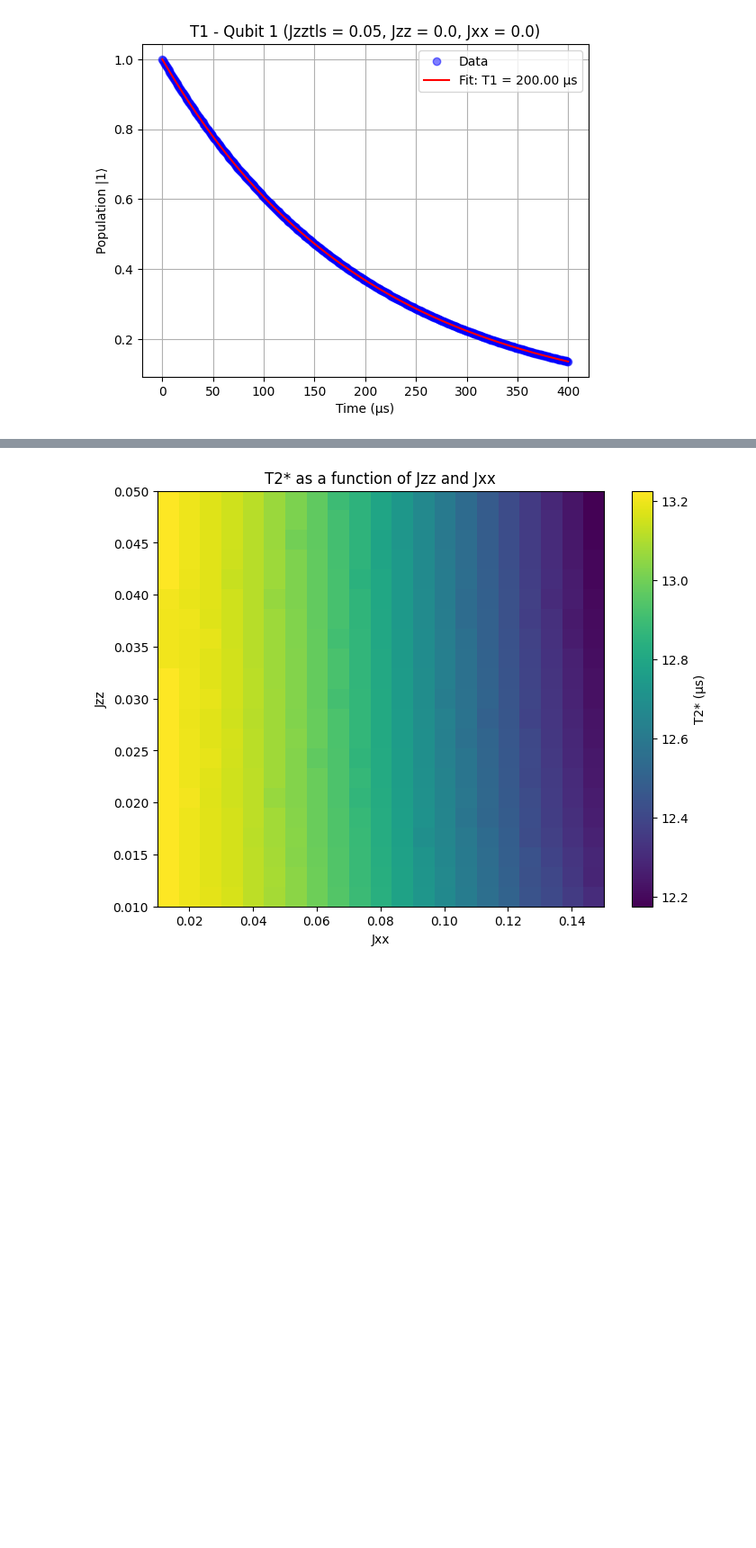
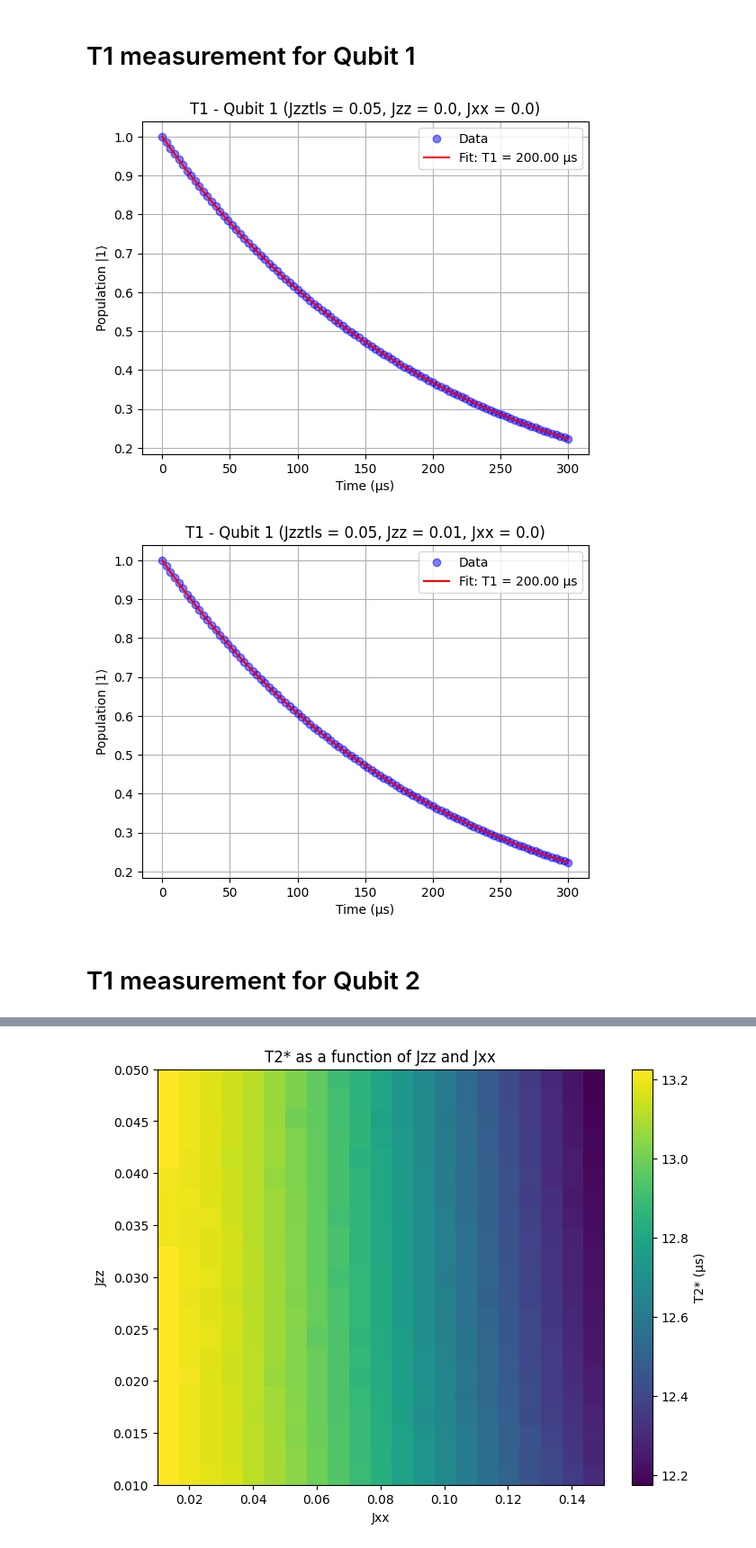
Before and after one commit to jyamaoka/qubit_zz_coupling, a Jupyter notebook: examples/scan_coupling.ipynb, the cells around one changed output, grey strips where cells are left out. Shown at 90% size. Drawn from its saved outputs; the diff is of its cells as text; code cells hidden in the pictures; blank space fills up the shorter version.

```diff
--- a/examples/scan_coupling.ipynb
+++ b/examples/scan_coupling.ipynb
@@ -20,21 +20,36 @@ SYSTEM_PARAMS = {
     "dephasing": {"q1": 1/150, "q2": 1/180, "TLS": 1/3},  # Dephasing rates
     "Jzz": 0.00, # Jzz coupling
     "Jxx": 0.00, # Jxx coupling
-    "time_points": np.linspace(0, 400, 100)  # Time points in μs
+    "time_points": np.linspace(0, 300, 100)  # Time points in μs
 }
 
 H, c_ops, sz_q1, sz_q2, sx_q1, sx_q2 = setup_operators(system_params=SYSTEM_PARAMS)
 
 # get times
 tlist = SYSTEM_PARAMS["time_points"]
+# %% [markdown]
+# T1 measurement for Qubit 1
 # %%
 # T1 measurement for Qubit 1
 psi0 = tensor(basis(2,0), basis(2,1), basis(2,1))  # |0⟩|1⟩|1⟩
 
 solve_t1(H, psi0, tlist, c_ops, [sz_q1], ret_pop=False)
 plot_t1(H, psi0, tlist, c_ops, [sz_q1], "Qubit 1", SYSTEM_PARAMS)
+
+
+# with coupling
+SYSTEM_PARAMS["Jzz"] = 0.01
+H, c_ops, sz_q1, sz_q2, sx_q1, sx_q2 = setup_operators(system_params=SYSTEM_PARAMS)
+
+psi0 = tensor(basis(2,0), basis(2,1), basis(2,1))  # |0⟩|1⟩|1⟩
+
+solve_t1(H, psi0, tlist, c_ops, [sz_q1], ret_pop=False)
+plot_t1(H, psi0, tlist, c_ops, [sz_q1], "Qubit 1", SYSTEM_PARAMS)
 plt.show()
 # %% [output]
-[figure, old version]
+[figure, new version]
+[figure, added]
+# %% [markdown]
+# T1 measurement for Qubit 2
 # %%
 # T1 measurement for Qubit 2
```
Also changed, not shown: parts of 9 cells of this notebook, 1 other file.
